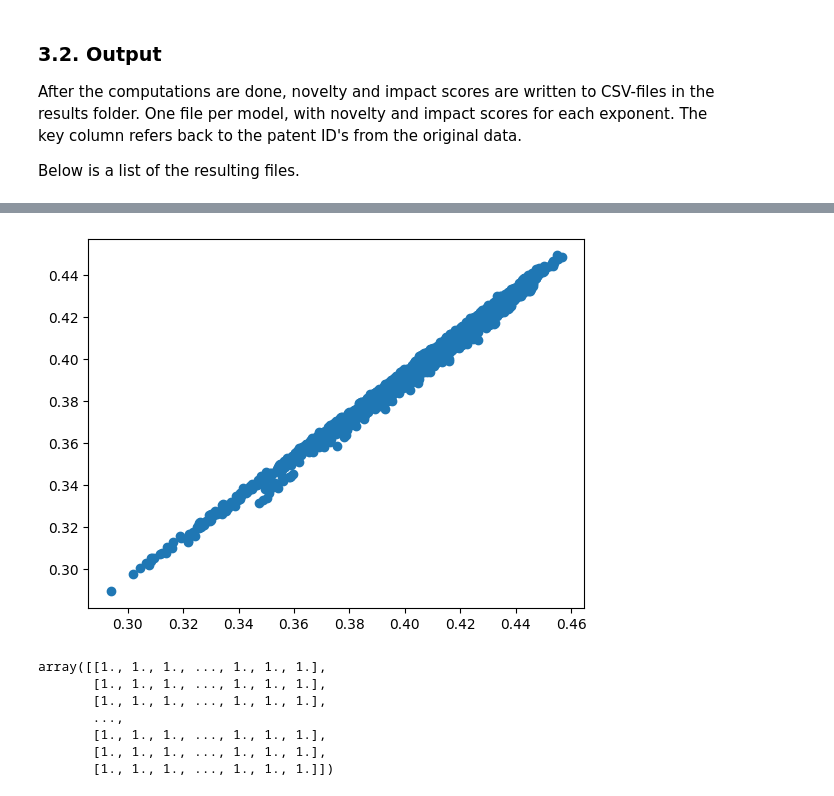
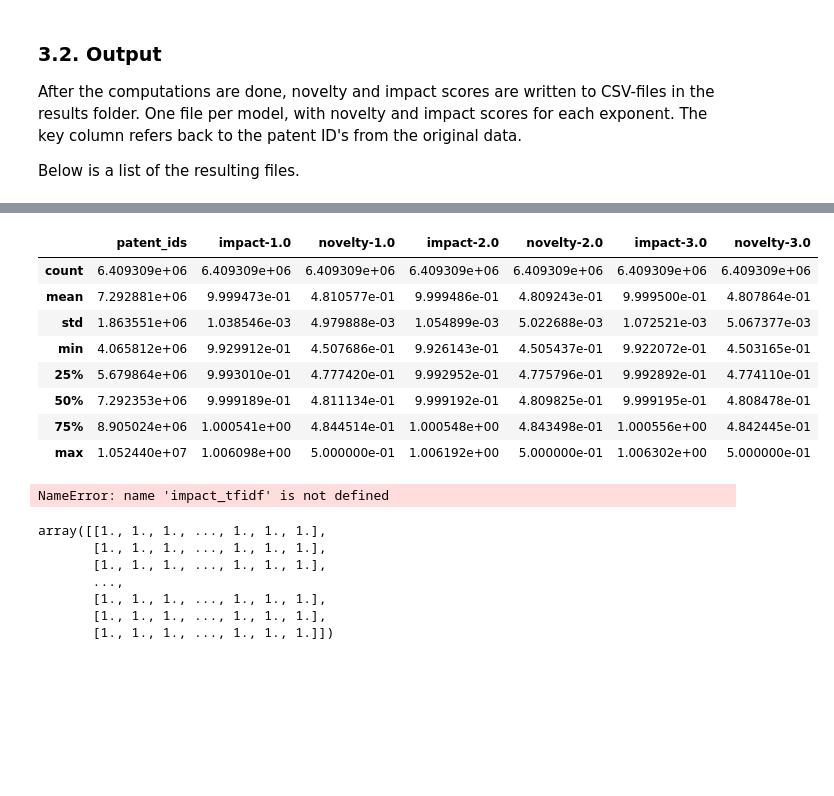
Before and after one commit to smildiner/green-patents, a Jupyter notebook: preprocessing/01_get_embeddings.ipynb, the cells around one changed output, grey strips where cells are left out. Cells and saved outputs as stored; diff of their text form; code cells hidden in the pictures; blank space fills up the shorter version.

Commit message:
save intermadiate impact-novel scores

```diff
--- a/preprocessing/01_get_embeddings.ipynb
+++ b/preprocessing/01_get_embeddings.ipynb
@@ -568,3 +569,15 @@ impact_tfidf.head()
+# %%
+impact_tfidf.describe()
+# %% [output]
+|  | patent_ids | impact-1.0 | novelty-1.0 | impact-2.0 | novelty-2.0 | impact-3.0 | novelty-3.0 |
+| count | 6.409309e+06 | 6.409309e+06 | 6.409309e+06 | 6.409309e+06 | 6.409309e+06 | 6.409309e+06 | 6.409309e+06 |
+| mean | 7.292881e+06 | 9.999473e-01 | 4.810577e-01 | 9.999486e-01 | 4.809243e-01 | 9.999500e-01 | 4.807864e-01 |
+| std | 1.863551e+06 | 1.038546e-03 | 4.979888e-03 | 1.054899e-03 | 5.022688e-03 | 1.072521e-03 | 5.067377e-03 |
+| min | 4.065812e+06 | 9.929912e-01 | 4.507686e-01 | 9.926143e-01 | 4.505437e-01 | 9.922072e-01 | 4.503165e-01 |
+| 25% | 5.679864e+06 | 9.993010e-01 | 4.777420e-01 | 9.992952e-01 | 4.775796e-01 | 9.992892e-01 | 4.774110e-01 |
+| 50% | 7.292353e+06 | 9.999189e-01 | 4.811134e-01 | 9.999192e-01 | 4.809825e-01 | 9.999195e-01 | 4.808478e-01 |
+| 75% | 8.905024e+06 | 1.000541e+00 | 4.844514e-01 | 1.000548e+00 | 4.843498e-01 | 1.000556e+00 | 4.842445e-01 |
+| max | 1.052440e+07 | 1.006098e+00 | 5.000000e-01 | 1.006192e+00 | 5.000000e-01 | 1.006302e+00 | 5.000000e-01 |
 # %%
 import matplotlib.pyplot as plt
 # plt.subplot()
@@ -574,10 +587,10 @@ import matplotlib.pyplot as plt
 # plt.scatter(x=impact_doc2vec["impact-1.0"],y=impact_doc2vec["impact-3.0"])
 # plt.show()
 
-plt.scatter(x=impact_doc2vec["novelty-1.0"],y=impact_doc2vec["novelty-3.0"])
+plt.scatter(x=impact_tfidf["impact-1.0"],y=impact_tfidf["novelty-1.0"])
 plt.show()
 # %% [output]
-[figure, removed]
+NameError: name 'impact_tfidf' is not defined
 # %%
 # %% [output]
 array([[1., 1., 1., ..., 1., 1., 1.],
```
Also changed, not shown: parts of 7 cells of this notebook.
